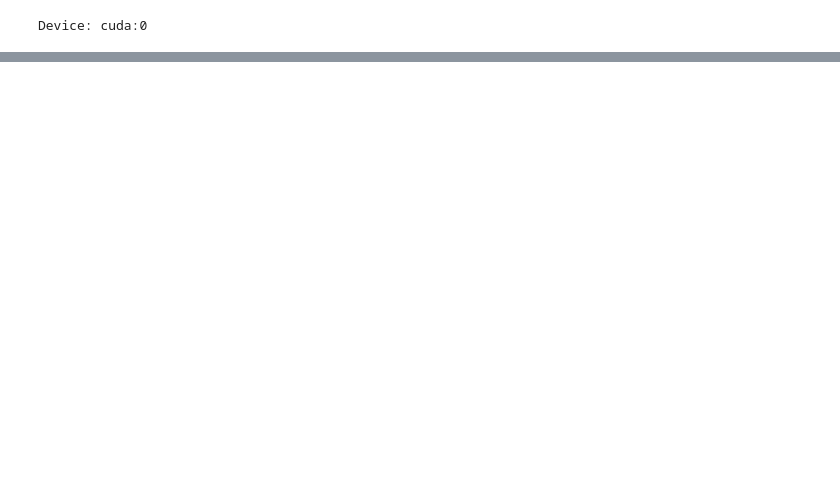
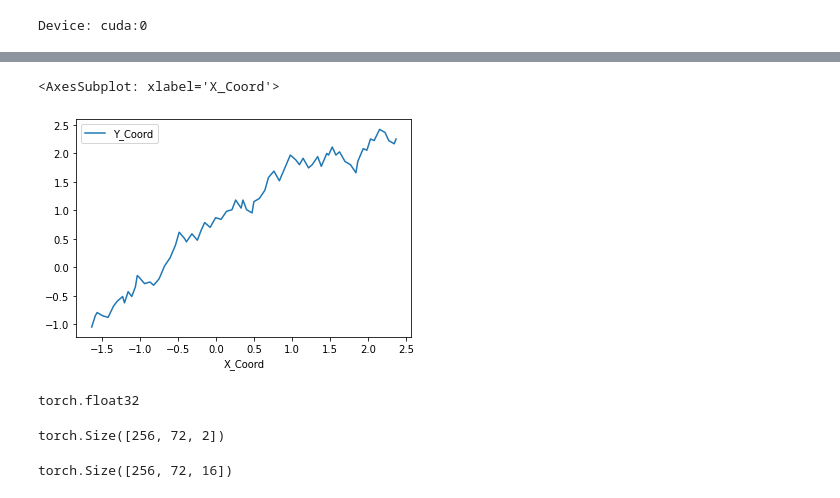
Before and after one commit to lohrera/gadformer, a Jupyter notebook: GADFormer-PyTorch.ipynb, the cells around one changed output, grey strips where cells are left out. Saved outputs shown, nothing was run; the diff lists cells and outputs as text; code cells hidden in the pictures; blank space fills up the shorter version.

```diff
--- a/GADFormer-PyTorch.ipynb
+++ b/GADFormer-PyTorch.ipynb
@@ -799,0 +98,8 @@ model.encoder[0].attn[0].shape
+# %%
+# './datasets/brightkite_500.csv'
+#grpid = 26250  # grpID abnormal: 241, 636, 1118, 1138, 1285, 26066, 26250, 29691, 41378, 48737
+grpid = 117
+pd.DataFrame(X_sc.query(f"{col_grpID} == {grpid}")[cols_feat]).plot(x=0,y=1)
+# %% [output]
+<AxesSubplot: xlabel='X_Coord'>
+[figure, added]
@@ -799,0 +138,9 @@ model.encoder[0].attn[0].shape
+# %%
+x = X[:m, :]
+x = x.float()
+#q,k,v = x,x,x
+print(x.dtype)
+x.shape
+# %% [output]
+torch.float32
+torch.Size([256, 72, 2])
@@ -799,0 +185,12 @@ model.encoder[0].attn[0].shape
+# %%
+d_inp_size = x.shape[1] #500 #72 # d_k = 72 # d_model
+d_inp_embed_size = 16
+d_step_feat = 2
+d_k = d_inp_size
+
+x0 = torch.tensor(x, dtype=torch.float32) # torch.Size([256, 72, 2])
+inp_emb = InputEmbedding(d_inp_size, d_step_feat, d_inp_embed_size)
+x1 = inp_emb.forward(x0)
+x1.shape # torch.Size([256, 72, 8]) - v1: torch.Size([256, 72, 1]) v2: torch.Size([256, 72, 8])
+# %% [output]
+torch.Size([256, 72, 16])
```
Also changed, not shown: parts of 98 cells of this notebook.
